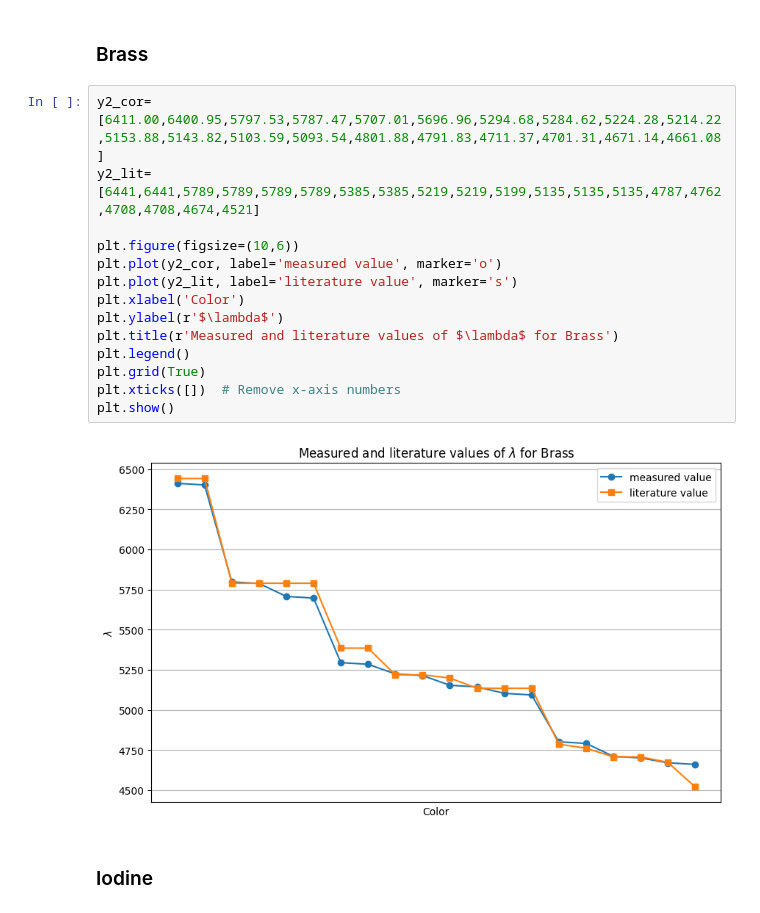
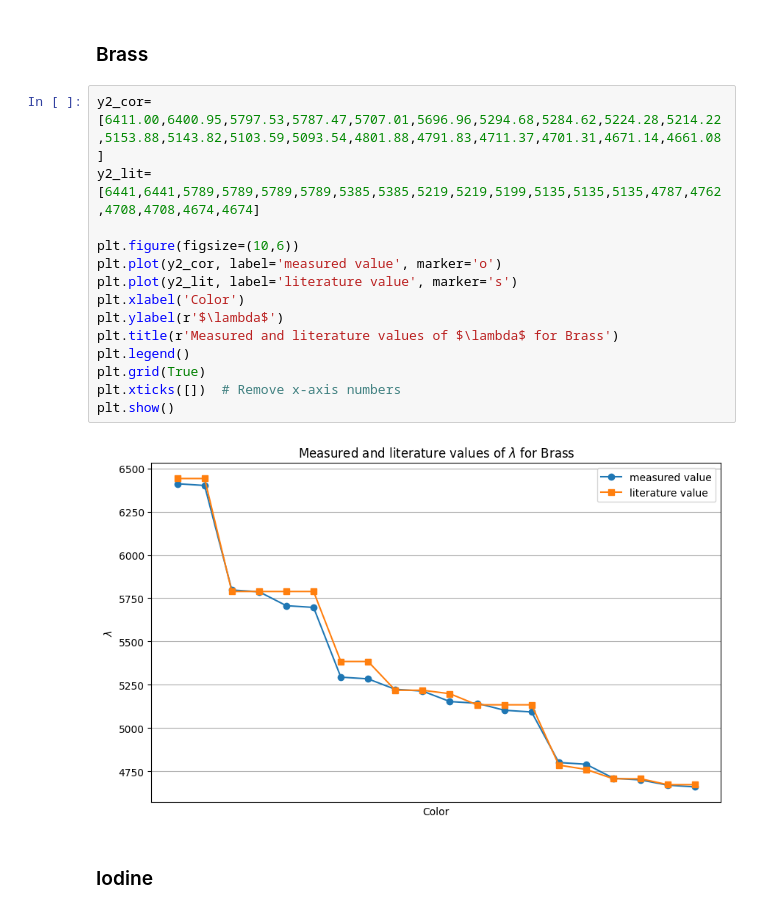
Before and after one commit to sSteam-cube/P_345-P_343-Laboratory-Resources, a Jupyter notebook: absorption and emission spectra/code.ipynb, the cells around one changed output. Cells and saved outputs as stored; diff of their text form.

```diff
--- a/absorption and emission spectra/code.ipynb
+++ b/absorption and emission spectra/code.ipynb
@@ -162,20 +162,20 @@ plt.show()
 ### Brass
 # %%
 y2_cor=[6411.00,6400.95,5797.53,5787.47,5707.01,5696.96,5294.68,5284.62,5224.28,5214.22,5153.88,5143.82,5103.59,5093.54,4801.88,4791.83,4711.37,4701.31,4671.14,4661.08]
-y2_lit=[6441,6441,5789,5789,5789,5789,5385,5385,5219,5219,5199,5135,5135,5135,4787,4762,4708,4708,4674,4521]
+y2_lit=[6441,6441,5789,5789,5789,5789,5385,5385,5219,5219,5199,5135,5135,5135,4787,4762,4708,4708,4674,4674]
 
 plt.figure(figsize=(10,6))
 plt.plot(y2_cor, label='measured value', marker='o')
 plt.plot(y2_lit, label='literature value', marker='s')
 plt.xlabel('Color')
 plt.ylabel(r'$\lambda$')
 plt.title(r'Measured and literature values of $\lambda$ for Brass')
 plt.legend()
 plt.grid(True)
 plt.xticks([])  # Remove x-axis numbers
 plt.show()
 # %% [output]
-[figure, old version]
+[figure, new version]
 # %% [markdown]
 ### Iodine
 # %%
```
Also changed, not shown: 8 other files.
